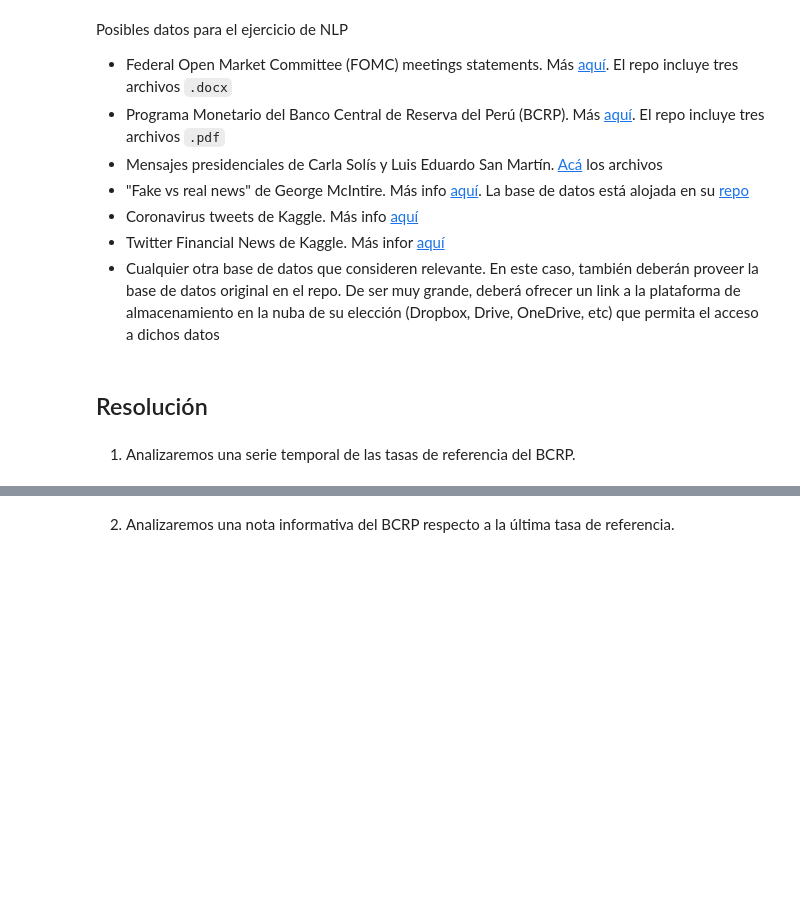
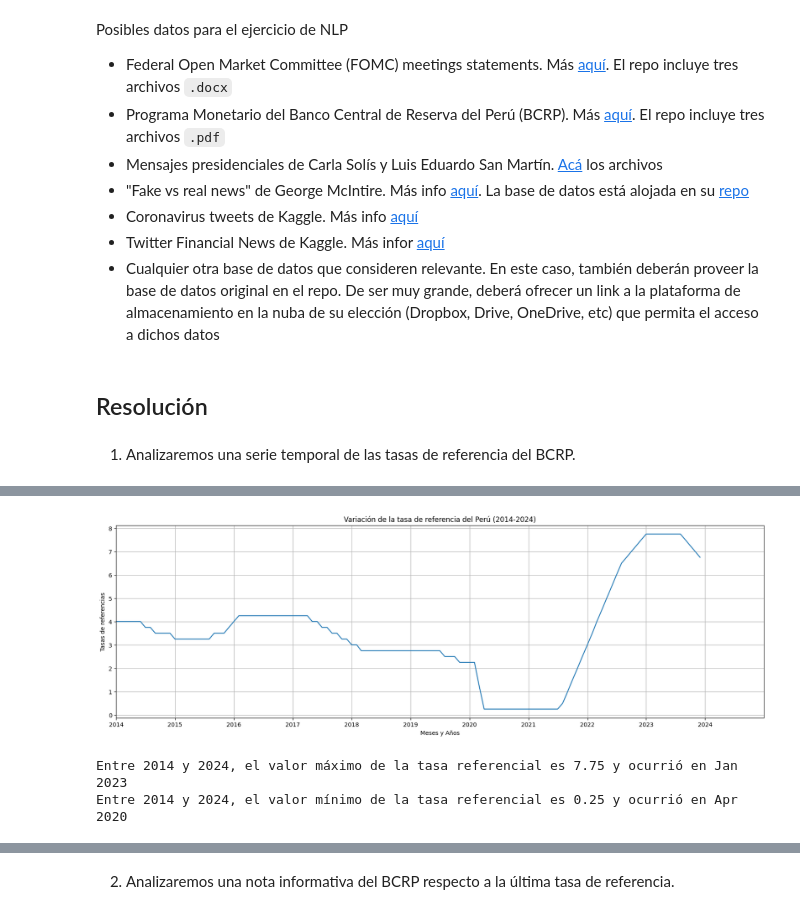
Before and after one commit to qlab-intro-python/proyecto-final-pf-arce-y-mundaca, a Jupyter notebook: proyecto_final.ipynb, the cells around one changed output, grey strips where cells are left out. Drawn from its saved outputs; the diff is of its cells as text; code cells hidden in the pictures; blank space fills up the shorter version.

```diff
--- a/proyecto_final.ipynb
+++ b/proyecto_final.ipynb
@@ -62,0 +184,43 @@ Posibles datos para el ejercicio de NLP
+# %%
+# Creamos el tercer gráfico
+# 1. Crea la figura y el eje
+fig, ax = plt.subplots(figsize=(20, 6))
+
+# 2. Dibujamos los datos
+ax.plot(df_tasas['month & year'], df_tasas['tasa referencial'])
+
+# 3. Configuramos el formato de las fechas en el eje x
+years = mdates.YearLocator()   # cada año
+years_fmt = mdates.DateFormatter('%Y')
+ax.xaxis.set_major_locator(years)
+ax.xaxis.set_major_formatter(years_fmt)
+
+# 4. Configuramos las etiquetas y el título
+ax.set_xlabel('Meses y Años')
+ax.set_ylabel('Tasas de referencias')
+ax.set_title('Variación de la tasa de referencia del Perú (2014-2024)')  # Actualiza el título
+
+# 5. Definimos la cuadrícula
+ax.grid(True)
+
+# 6. Establecemos los límites del eje x
+ax.set_xlim(pd.Timestamp('2014-01-01'), pd.Timestamp('2024-12-31'))
+
+# 7. Mostramos el gráfico
+plt.show()
+# %% [output]
+[figure, added]
+# %%
+# Filtra el DataFrame para incluir solo los datos de 2014 a 2024
+df_tasas_filtered = df_tasas[(df_tasas['month & year'] >= '2014') & (df_tasas['month & year'] <= '2024')]
+
+# Encuentra las filas con los valores máximos y mínimos de la tasa referencial
+max_row = df_tasas_filtered[df_tasas_filtered['tasa referencial'] == df_tasas_filtered['tasa referencial'].max()]
+min_row = df_tasas_filtered[df_tasas_filtered['tasa referencial'] == df_tasas_filtered['tasa referencial'].min()]
+
+# Imprime el mes, el año y el valor de la tasa referencial para los valores máximos y mínimos
+print("Entre 2014 y 2024, el valor máximo de la tasa referencial es {} y ocurrió en {}".format(max_row['tasa referencial'].values[0], max_row['month & year'].dt.strftime('%b %Y').values[0]))
+print("Entre 2014 y 2024, el valor mínimo de la tasa referencial es {} y ocurrió en {}".format(min_row['tasa referencial'].values[0], min_row['month & year'].dt.strftime('%b %Y').values[0]))
+# %% [output]
+Entre 2014 y 2024, el valor máximo de la tasa referencial es 7.75 y ocurrió en Jan 2023
+Entre 2014 y 2024, el valor mínimo de la tasa referencial es 0.25 y ocurrió en Apr 2020
```
Also changed, not shown: parts of 5 cells of this notebook.
